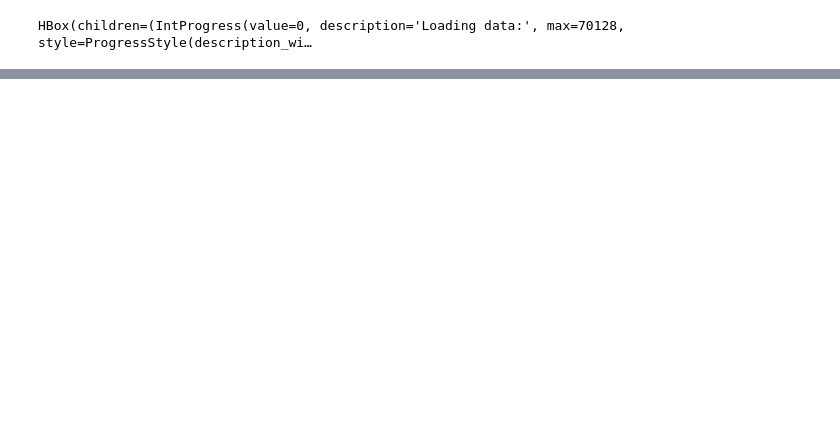
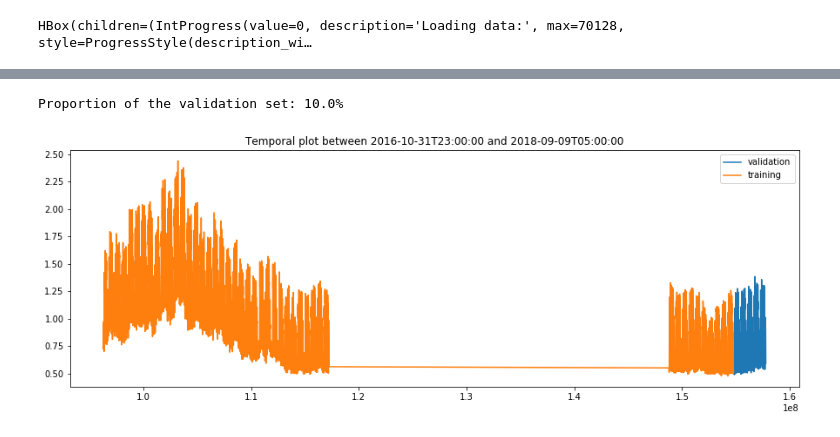
Before and after one commit to tangih/EnedisDataChallenge, a Jupyter notebook: main.ipynb, the cells around one changed output, grey strips where cells are left out. Saved outputs shown, nothing was run; the diff lists cells and outputs as text; code cells hidden in the pictures; blank space fills up the shorter version.

```diff
--- a/main.ipynb
+++ b/main.ipynb
@@ -78,0 +79,7 @@ Proportion of the validation set: 12.3%
+# %%
+# SEPARATE TRAINING/VALIDATION SETS
+is_valid_res = data.separate_x_res(n_res)
+
+plt.figure(figsize=(15, 5))
+vis.plot_train_val(x_res, y_res, y_id, is_valid_res, x_labels)
+plt.show()
@@ -79,3 +89,12 @@ Proportion of the validation set: 12.3%
+# %%
+is_valid_com = data.separate_x_com(n_com)
+
+plt.figure(figsize=(15, 5))
+vis.plot_train_val(x_com, y_com, y_id, is_valid_com, x_labels)
+plt.show()
+# %% [output]
+Proportion of the validation set: 10.0%
+[figure, added]
 # %%
 def create_features(x_train, min_timestamp=1381694400):
     holidays = data.holiday_list()
```
Also changed, not shown: parts of 15 cells of this notebook, 3 other files.
